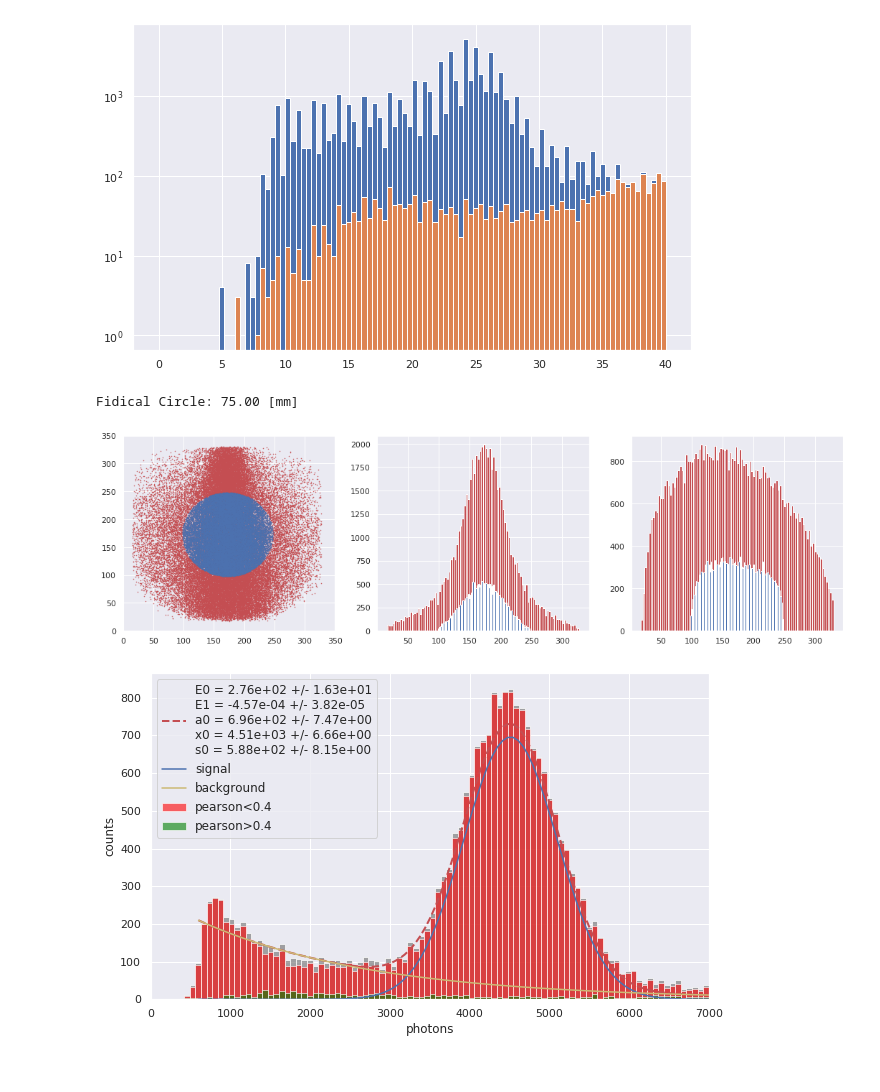
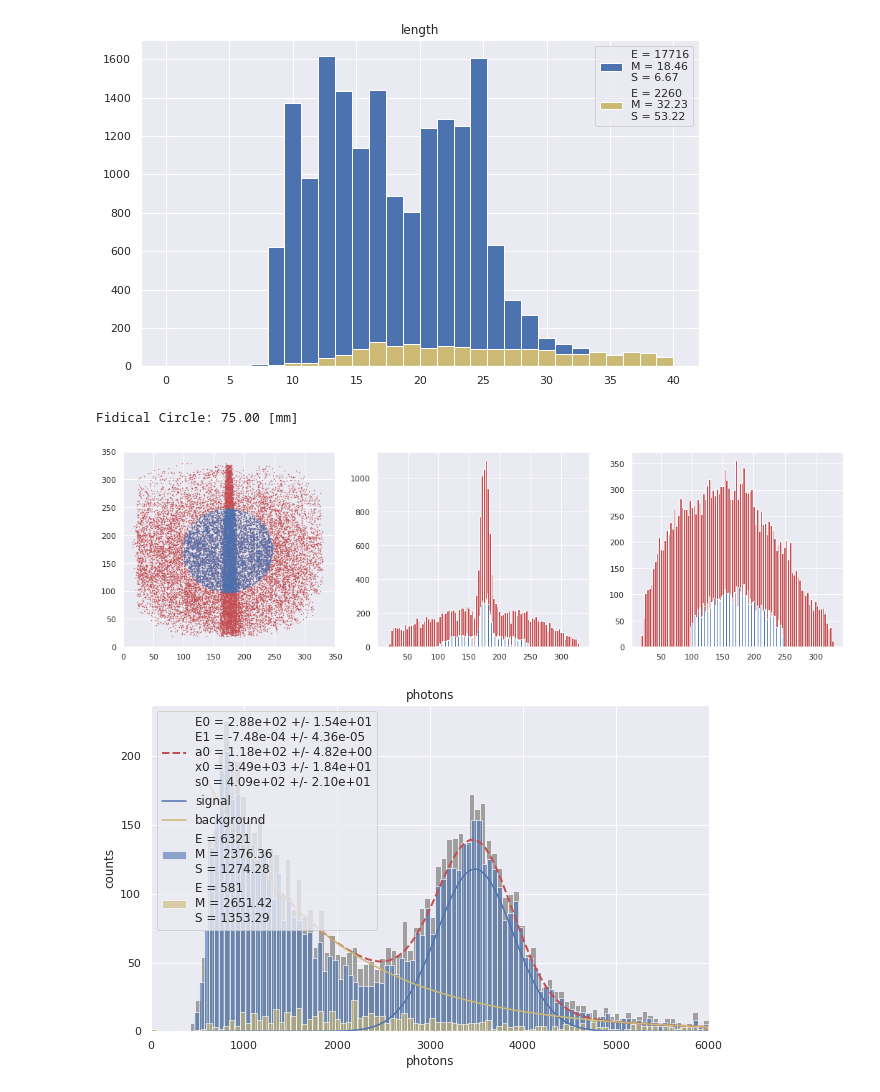
Before and after one commit to gmazzitelli/cygno_cloud, a Jupyter notebook: AnalisiCluster.ipynb, the cells around one changed output. Cells and saved outputs as stored; diff of their text form; code cells hidden in the pictures.

```diff
--- a/AnalisiCluster.ipynb
+++ b/AnalisiCluster.ipynb
@@ -13,9 +13,10 @@ Welcome to JupyROOT 6.22/06
 file_out=mybasepath+"out/dbscan_run4184_cmin_0_cmax_500_rescale_576_nsigma_1.5_ev_200_ped_4183.plk.gz"
 file_out=mybasepath+"out/dbscan_run4184_cmin_0_cmax_500_rescale_2304_nsigma_1.5_ev_200_ped_4183.plk.gz"
 # KFC
-file_out=mybasepath+"out/dbscan_run4039_cmin_0_cmax_500_rescale_2304_nsigma_1.5_ev_200_ped_4038.plk.gz"
-file_out=mybasepath+"out/dbscan_run4046_cmin_0_cmax_500_rescale_2304_nsigma_1.5_ev_200_ped_4038.plk.gz"
-file_out=mybasepath+"out/dbscan_run4160_cmin_0_cmax_500_rescale_2304_nsigma_1.5_ev_200_ped_4183.plk.gz"
+file_out=mybasepath+"out/dbscan_run4039_cmin_0_cmax_500_rescale_2304_nsigma_1.5_ev_200_ped_4038_vF0.plk.gz"
+#file_out=mybasepath+"out/dbscan_run4046_cmin_0_cmax_500_rescale_2304_nsigma_1.5_ev_200_ped_4038.plk.gz"
+#file_out=mybasepath+"out/dbscan_run4160_cmin_0_cmax_500_rescale_2304_nsigma_1.5_ev_200_ped_4183.plk.gz"
+file_out=mybasepath+"out/dbscan_run4045_cmin_0_cmax_500_rescale_2304_nsigma_1.5_ev_200_ped_4038_vF0.plk.gz"
 df = pd.read_pickle(file_out, compression='gzip')
 
 # range
@@ -97,11 +135,12 @@ plt.show()
 # %%
 fig, ax = plt.subplots(figsize=(10,6))
-ax.hist(df.length[abs(df.pearson)<0.4], 100, range=(0,40))
-ax.hist(df.length[abs(df.pearson)>0.4], 100, range=(0,40))
-ax.set_yscale('log')
+pd_his_plot(df.length[(df.photons<=phmax) & (abs(df.pearson)<pFeMax)], ax=ax, bins=30, range=(0,40))
+pd_his_plot(df.length[(df.photons<=phmax) & (abs(df.pearson)>pFeMax)], ax=ax, bins=30, color="y", range=(0,40))
+
+#ax.set_yscale('log')
 plt.show()
 # %% [output]
-[figure, old version]
+[figure, new version]
 # %%
 pd.set_option('mode.chained_assignment', None)
 
@@ -187,25 +226,31 @@ else:
     df = df[((df['x0c']-d0)**2/a0**2 + (df['y0c']-d0)**2/a0**2 )< 1]
 # %% [output]
 Fidical Circle: 75.00 [mm]
-[figure, old version]
+[figure, new version]
 # %%
-bins = 100
+
 
 fig, ax = plt.subplots(figsize=(10,6))
-hmax = 7000.
-myExpG(df['photons'], ax, xmin=600., xmax=hmax, bins=100, E0=200., E1=-0.001, a0=900., x0=4000., s0=300.)
-ax.hist(df['photons'], bins=100, range=(0,hmax), color='gray', alpha=0.7)
-ax.hist(df.photons[(abs(df.pearson)<0.4)], 100, range=(0,hmax), color="red", alpha=0.6, label="pearson<0.4")
-ax.hist(df.photons[(abs(df.pearson)>0.4)], 100, range=(0,hmax), color="green", alpha=0.6, label="pearson>0.4")
+hmax = 6000.
+myExpG(df['photons'], ax, xmin=600., xmax=hmax, bins=bins, E0=200., E1=-0.001, a0=900., x0=3000., s0=300.)
+ax.hist(df['photons'], bins=bins, range=(0,hmax), color='gray', alpha=0.7)
+#ax.hist(df.photons[(abs(df.pearson)<0.4)], bins, range=(0,hmax), color="red", alpha=0.6, label="pearson<0.4")
+#ax.hist(df.photons[(abs(df.pearson)>0.4)], bins, range=(0,hmax), color="green", alpha=0.6, label="pearson>0.4")
+pd_his_plot(df.photons[(df.photons<=hmax) & (abs(df.pearson)<pFeMax)], ax=ax, bins=bins, color="b",
+            alpha=0.6)
+pd_his_plot(df.photons[(df.photons<=hmax) & (abs(df.pearson)>pFeMax)], ax=ax, bins=bins, color="y",
+            alpha=0.6)
+
+
 ax.set_xlim(0,hmax)
 ax.set_xlabel('photons')
 ax.set_ylabel('counts')
 #ax.set_yscale("log")
 plt.legend(loc=2, prop={'size':'medium'})
 plt.minorticks_on()
 plt.show()
 # %% [output]
-[figure, old version]
+[figure, new version]
 # %%
 bins = 100
 
```
Also changed, not shown: parts of 35 cells of this notebook, 8 other files.
